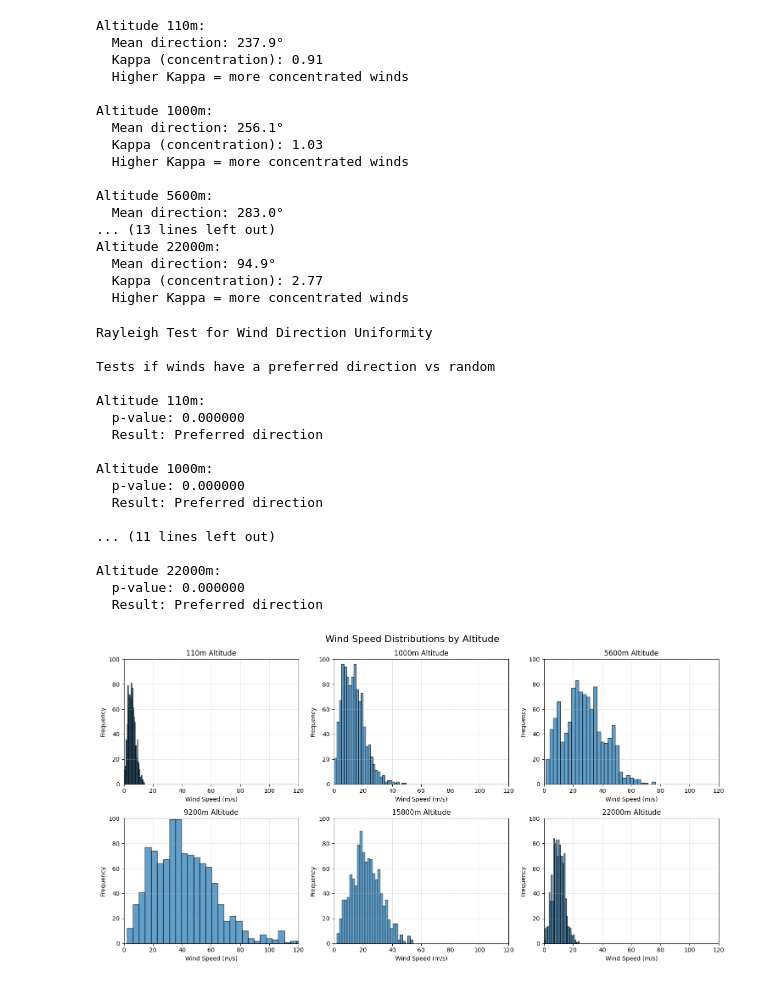
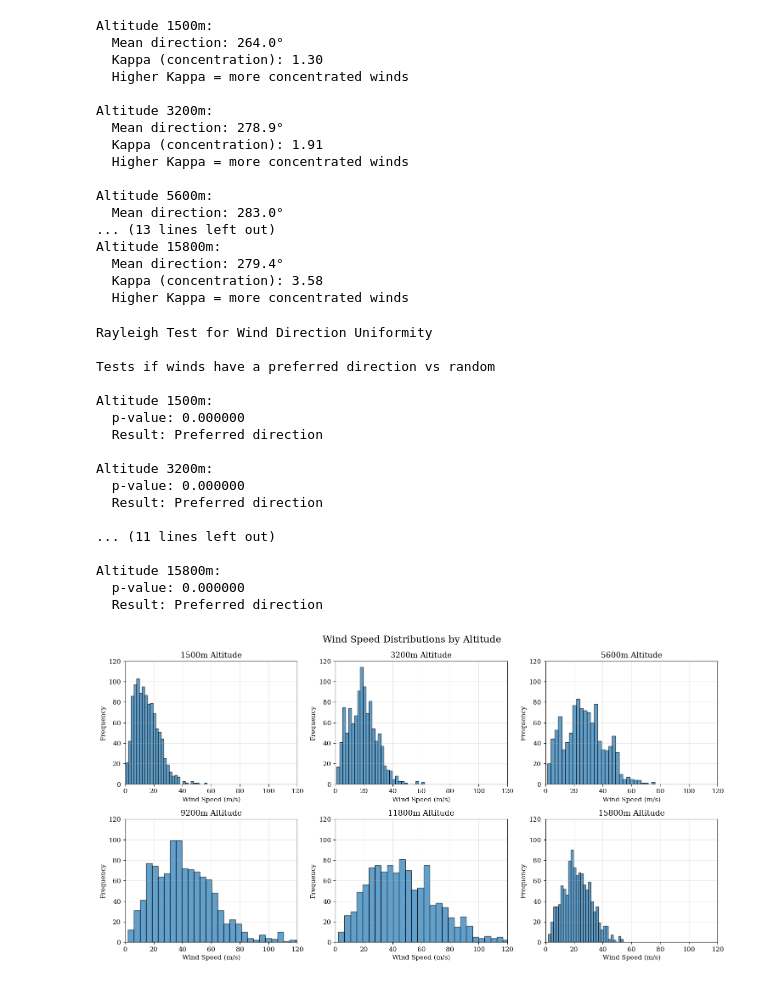
Before and after one commit to pwang-eng/wind-altitude-profiling, a Jupyter notebook: dispersion_analysis.ipynb, the cells around one changed output. Cells and saved outputs as stored; diff of their text form; code cells hidden in the pictures.

```diff
--- a/dispersion_analysis.ipynb
+++ b/dispersion_analysis.ipynb
@@ -107,7 +121,7 @@ plt.show()
 
 df['year'] = pd.to_datetime(df['date'], format='mixed').dt.year
 
-altitudes = [110, 1000, 5600, 9200, 15800, 22000]
+altitudes = [110, 1000, 5600, 7200, 9200, 15800, 17700, 22000]
 
 plt.figure(figsize=(10, 6))
 
@@ -122,12 +136,13 @@ plt.title('Yearly Average Wind Direction by Altitude (August)')
 plt.xticks([2021, 2022, 2023, 2024, 2025])
 plt.legend()
 plt.grid(True)
+plt.savefig('plots/yearly_average_wind_direction_by_altitude.png', dpi=300, bbox_inches='tight')
 plt.show()
 
 
 # Plot avg wind speed at different altitudes by year
 
-altitudes = [110, 1000, 5600, 9200, 15800, 22000]
+altitudes = [110, 1000, 5600, 7200, 9200, 15800, 17700, 22000]
 
 plt.figure(figsize=(10, 6))
 
@@ -142,5 +157,6 @@ plt.title('Yearly Average Wind Speed by Altitude (August)')
 plt.xticks([2021, 2022, 2023, 2024, 2025])
 plt.legend()
 plt.grid(True)
+plt.savefig('plots/yearly_average_wind_speed_by_altitude.png', dpi=300, bbox_inches='tight')
 plt.show()
 # %% [output]
@@ -149,7 +165,7 @@ plt.show()
 # %%
 # Distribution of wind directions at different altitudes
 
-altitudes = [110, 1000, 5600, 9200, 15800, 22000]
+altitudes = [1500, 3200, 5600, 9200, 11800, 15800]
 
 fig, axes = plt.subplots(2, 3, figsize=(15, 8))
 axes = axes.flatten()
@@ -164,5 +180,6 @@ for i, alt in enumerate(altitudes):
 
 plt.suptitle('Wind Direction Distributions by Altitude', fontsize=16)
 plt.tight_layout()
+plt.savefig('plots/wind_direction_distributions_by_altitude.png', dpi=300, bbox_inches='tight')
 plt.show()
 # %% [output]
@@ -174,7 +191,7 @@ import numpy as np
 
 # Von Mises fitting for wind direction data
 
-altitudes = [110, 1000, 5600, 9200, 15800, 22000]
+altitudes = [1500, 3200, 5600, 9200, 11800, 15800]
 
 for i, alt in enumerate(altitudes):
 
@@ -193,22 +210,22 @@ for i, alt in enumerate(altitudes):
     print(f"  Higher Kappa = more concentrated winds")
     print()
 # %% [output]
-Altitude 110m:
-  Mean direction: 237.9°
-  Kappa (concentration): 0.91
+Altitude 1500m:
+  Mean direction: 264.0°
+  Kappa (concentration): 1.30
   Higher Kappa = more concentrated winds
 
-Altitude 1000m:
-  Mean direction: 256.1°
-  Kappa (concentration): 1.03
+Altitude 3200m:
+  Mean direction: 278.9°
+  Kappa (concentration): 1.91
   Higher Kappa = more concentrated winds
 
 Altitude 5600m:
   Mean direction: 283.0°
 ... (13 lines left out)
-Altitude 22000m:
-  Mean direction: 94.9°
-  Kappa (concentration): 2.77
+Altitude 15800m:
+  Mean direction: 279.4°
+  Kappa (concentration): 3.58
   Higher Kappa = more concentrated winds
 # %%
 from astropy.stats import rayleightest
@@ -220,7 +237,7 @@ print()
 print("Tests if winds have a preferred direction vs random")
 print()
 
-altitudes = [110, 1000, 5600, 9200, 15800, 22000]
+altitudes = [1500, 3200, 5600, 9200, 11800, 15800]
 
 for alt in altitudes:
     directions = df[f'direction [{alt}]'].dropna()
@@ -237,42 +254,43 @@ Rayleigh Test for Wind Direction Uniformity
 
 Tests if winds have a preferred direction vs random
 
-Altitude 110m:
+Altitude 1500m:
   p-value: 0.000000
   Result: Preferred direction
 
-Altitude 1000m:
+Altitude 3200m:
   p-value: 0.000000
   Result: Preferred direction
 
 ... (11 lines left out)
 
-Altitude 22000m:
+Altitude 15800m:
   p-value: 0.000000
   Result: Preferred direction
 # %%
 # Distribution of wind speeds at different altitudes
 
-altitudes = [110, 1000, 5600, 9200, 15800, 22000]
+altitudes = [1500, 3200, 5600, 9200, 11800, 15800]
 
 fig, axes = plt.subplots(2, 3, figsize=(15, 8))
 axes = axes.flatten()
 
 for i, alt in enumerate(altitudes):
     speeds = df[str(alt)].dropna()
     axes[i].hist(speeds, bins=30, edgecolor='black', alpha=0.7)
     axes[i].set_xlabel('Wind Speed (m/s)')
     axes[i].set_ylabel('Frequency')
     axes[i].set_title(f'{alt}m Altitude')
     axes[i].grid(True, alpha=0.3)
     axes[i].set_xlim(0, 120)
-    axes[i].set_ylim(0, 100)
+    axes[i].set_ylim(0, 120)
 
 plt.suptitle('Wind Speed Distributions by Altitude', fontsize=16)
 plt.tight_layout()
+plt.savefig('plots/wind_speed_distributions_by_altitude.png', dpi=300, bbox_inches='tight')
 plt.show()
 # %% [output]
-[figure, old version]
+[figure, new version]
 # %%
 from scipy.stats import weibull_min
 
```
Also changed, not shown: parts of 8 cells of this notebook, 8 other files.
